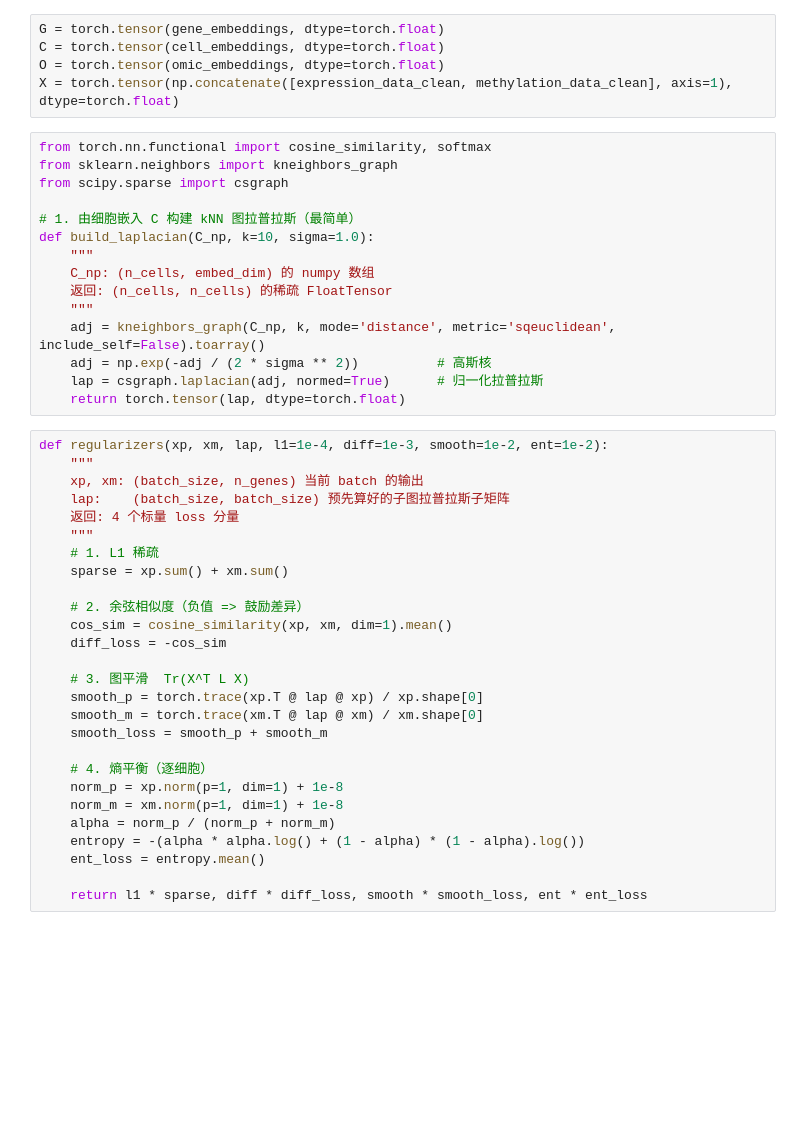
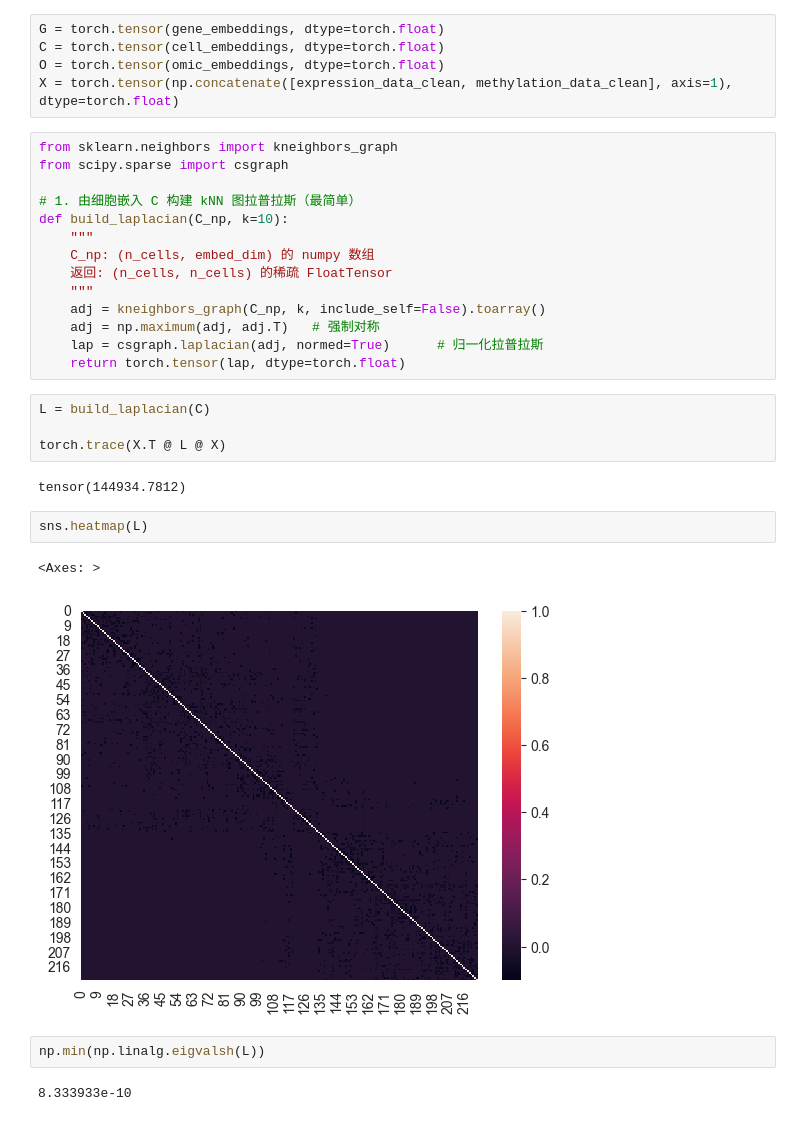
Before and after one commit to congfeng4/SCOIT, a Jupyter notebook: hgnn_sc_GEM.ipynb, the cells around one changed output. Drawn from its saved outputs; the diff is of its cells as text; blank space fills up the shorter version.

```diff
--- a/hgnn_sc_GEM.ipynb
+++ b/hgnn_sc_GEM.ipynb
@@ -201,45 +212,32 @@ C = torch.tensor(cell_embeddings, dtype=torch.float)
 O = torch.tensor(omic_embeddings, dtype=torch.float)
 X = torch.tensor(np.concatenate([expression_data_clean, methylation_data_clean], axis=1), dtype=torch.float)
 # %%
-from torch.nn.functional import cosine_similarity, softmax
 from sklearn.neighbors import kneighbors_graph
 from scipy.sparse import csgraph
 
 # 1. 由细胞嵌入 C 构建 kNN 图拉普拉斯（最简单）
-def build_laplacian(C_np, k=10, sigma=1.0):
+def build_laplacian(C_np, k=10):
     """
     C_np: (n_cells, embed_dim) 的 numpy 数组
     返回: (n_cells, n_cells) 的稀疏 FloatTensor
     """
-    adj = kneighbors_graph(C_np, k, mode='distance', metric='sqeuclidean', include_self=False).toarray()
-    adj = np.exp(-adj / (2 * sigma ** 2))          # 高斯核
+    adj = kneighbors_graph(C_np, k, include_self=False).toarray()
+    adj = np.maximum(adj, adj.T)   # 强制对称
     lap = csgraph.laplacian(adj, normed=True)      # 归一化拉普拉斯
     return torch.tensor(lap, dtype=torch.float)
-# %%
-def regularizers(xp, xm, lap, l1=1e-4, diff=1e-3, smooth=1e-2, ent=1e-2):
-    """
-    xp, xm: (batch_size, n_genes) 当前 batch 的输出
-    lap:    (batch_size, batch_size) 预先算好的子图拉普拉斯子矩阵
-    返回: 4 个标量 loss 分量
-    """
-    # 1. L1 稀疏
-    sparse = xp.sum() + xm.sum()
-
-    # 2. 余弦相似度（负值 => 鼓励差异）
-    cos_sim = cosine_similarity(xp, xm, dim=1).mean()
-    diff_loss = -cos_sim
-
-    # 3. 图平滑  Tr(X^T L X)
-    smooth_p = torch.trace(xp.T @ lap @ xp) / xp.shape[0]
-    smooth_m = torch.trace(xm.T @ lap @ xm) / xm.shape[0]
-    smooth_loss = smooth_p + smooth_m
-
-    # 4. 熵平衡（逐细胞）
-    norm_p = xp.norm(p=1, dim=1) + 1e-8
-    norm_m = xm.norm(p=1, dim=1) + 1e-8
-    alpha = norm_p / (norm_p + norm_m)
-    entropy = -(alpha * alpha.log() + (1 - alpha) * (1 - alpha).log())
-    ent_loss = entropy.mean()
-
-    return l1 * sparse, diff * diff_loss, smooth * smooth_loss, ent * ent_loss
+# %%
+L = build_laplacian(C)
+
+torch.trace(X.T @ L @ X)
+# %% [output]
+tensor(144934.7812)
+# %%
+sns.heatmap(L)
+# %% [output]
+<Axes: >
+[figure, added]
+# %%
+np.min(np.linalg.eigvalsh(L))
+# %% [output]
+8.333933e-10
 # %%
```
Also changed, not shown: parts of 20 cells of this notebook.
